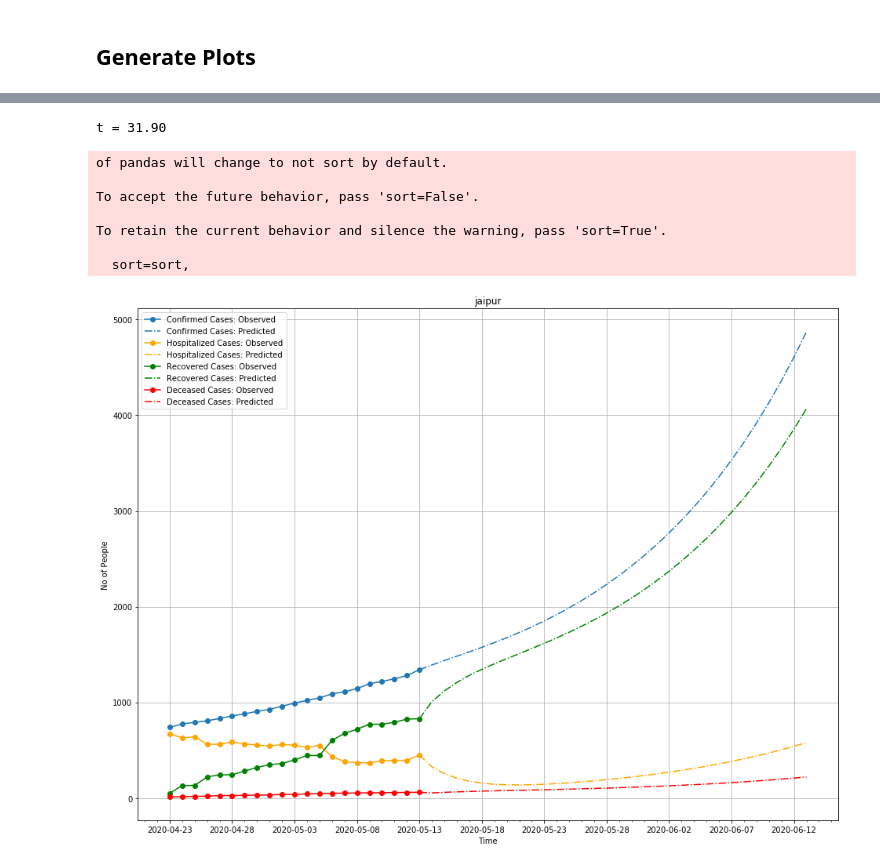
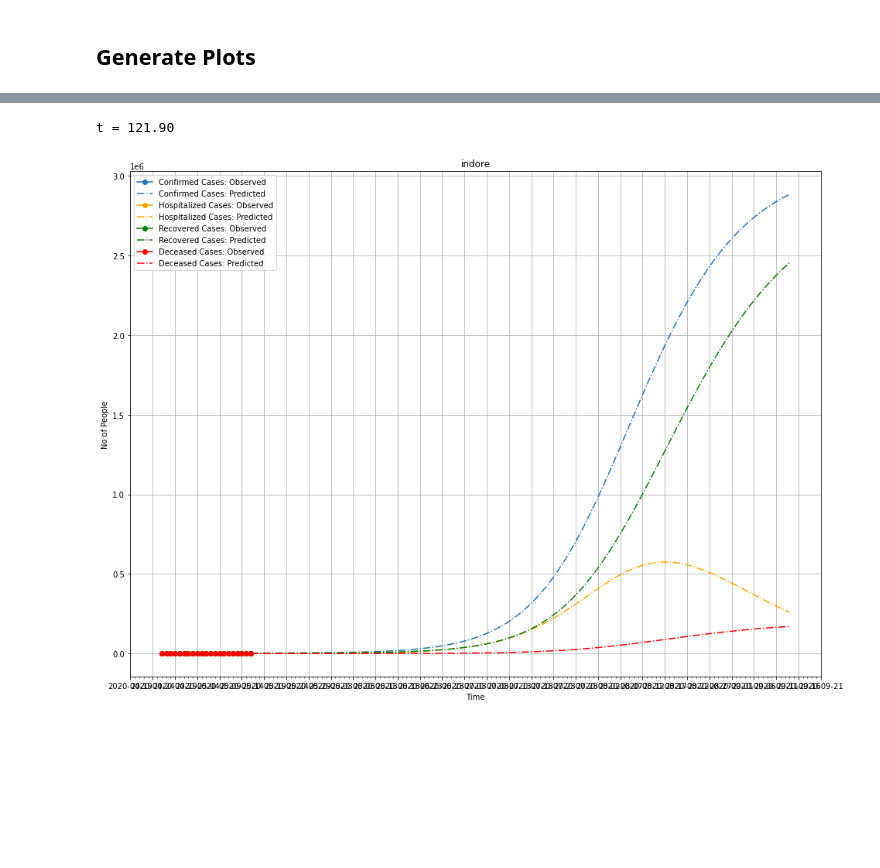
Before and after one commit to dishamakhija/covid19-india, a Jupyter notebook: covid19-library/src/SEIHRD_Experiments_25-5.ipynb, the cells around one changed output, grey strips where cells are left out. Drawn from its saved outputs; the diff is of its cells as text; code cells hidden in the pictures; blank space fills up the shorter version.

```diff
--- a/covid19-library/src/SEIHRD_Experiments_25-5.ipynb
+++ b/covid19-library/src/SEIHRD_Experiments_25-5.ipynb
@@ -45,7 +45,7 @@ default_forecast_config['model_class'] = model_class
 # %% [markdown]
 ## Optional: Modify training loss function
 # %%
-variable_and_weights = [('confirmed', 1.0) , ('recovered', 1.0), ('deceased', 1.0), ('hospitalized', 1.0)]
+variable_and_weights = [('confirmed', 0.25) , ('recovered', 0.25), ('deceased', 0.25), ('hospitalized', 0.25)]
 weights = {'metric_name' : 'mape', 'variable_weights' : []}
 for (variable, weight) in variable_and_weights:
     weights['variable_weights'].append({
@@ -56,11 +56,11 @@ default_train_config['training_loss_function'].update(weights)
 # %% [markdown]
 ## Training parameters
 # %%
-region = 'jaipur'
+region = 'indore'
 region_type = 'district'
 # %%
 #Current day : Last day without the flattening of counts
-current_day = datetime.now().date() - timedelta(4)
+current_day = datetime.now().date() - timedelta(1)
 
 # Train1 : 1 week interval starting 2 weeks prior to current day
 train1_start_date = current_day - timedelta(14)
@@ -98,7 +98,7 @@ params, metrics, train1_params, train2_params = train_eval(region, region_type,
                                                            default_train_config, default_test_config,
                                                            max_evals = 1000,
                                                            mlflow_log = False,
-                                                           name_prefix = 'mumbai_sample');
+                                                           name_prefix = region);
 # %% [output]
 t = 7.90
 t = 7.90
@@ -213,16 +199,9 @@ To retain the current behavior and silence the warning, pass 'sort=True'.
 # %%
 %matplotlib inline
 forecast_start_date = train2_start_date
-forecast_length = 30 # Forecast for 30 days
+forecast_length = 120 # Forecast for 30 days
 plot_m3(train2_params, train1_start_date,
-        forecast_start_date, forecast_length, plot_name = 'jaipur_m3.png')
+        forecast_start_date, forecast_length, plot_name = region +'_m3.png')
 # %% [output]
-t = 31.90
+t = 121.90
-of pandas will change to not sort by default.
-
-To accept the future behavior, pass 'sort=False'.
-
-To retain the current behavior and silence the warning, pass 'sort=True'.
-
-  sort=sort,
-[figure, old version]
+[figure, new version]
```
Also changed, not shown: parts of 6 cells of this notebook, 2 other files.
